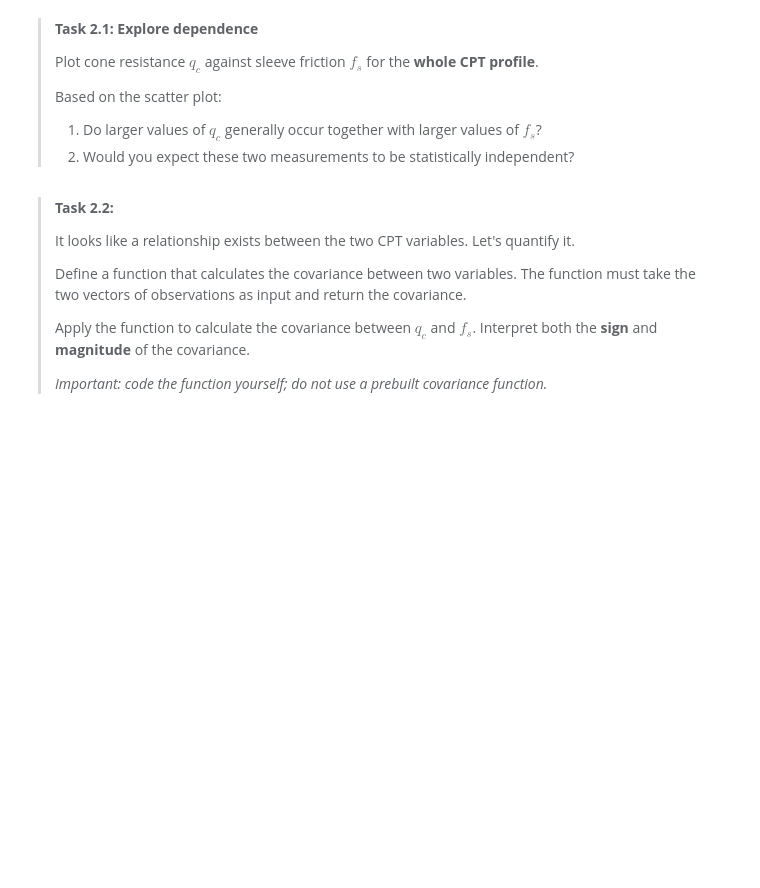
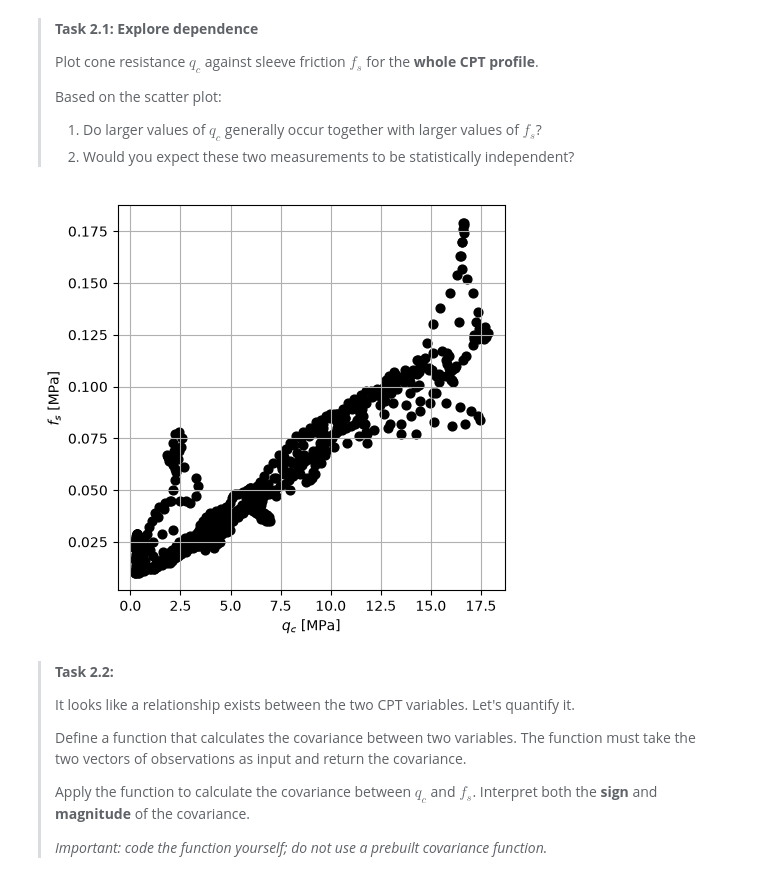
Before and after one commit to mbezmali/WS1.5---BEZMALINOVICH, a Jupyter notebook: Bivariate_Gaussian_CPT_data.ipynb, the cells around one changed output. Drawn from its saved outputs; the diff is of its cells as text; code cells hidden in the pictures; blank space fills up the shorter version.

```diff
--- a/Bivariate_Gaussian_CPT_data.ipynb
+++ b/Bivariate_Gaussian_CPT_data.ipynb
@@ -77,10 +90,12 @@ print(data)
 > 2. Would you expect these two measurements to be statistically independent?
 # %%
 fig, ax = plt.subplots(figsize=(5,5))
-ax.scatter(### YOUR CODE HERE ###, ### YOUR CODE HERE ###, 40, 'k')
+ax.scatter(data[:,0], data[:,1], 40, 'k')
 ax.set_ylabel(r'$f_s$ [MPa]')
 ax.set_xlabel(r'$q_c$ [MPa]')
 ax.grid()
+# %% [output]
+[figure, added]
 # %% [markdown]
 > **Task 2.2:**
 >
```
Also changed, not shown: parts of 9 cells of this notebook.
